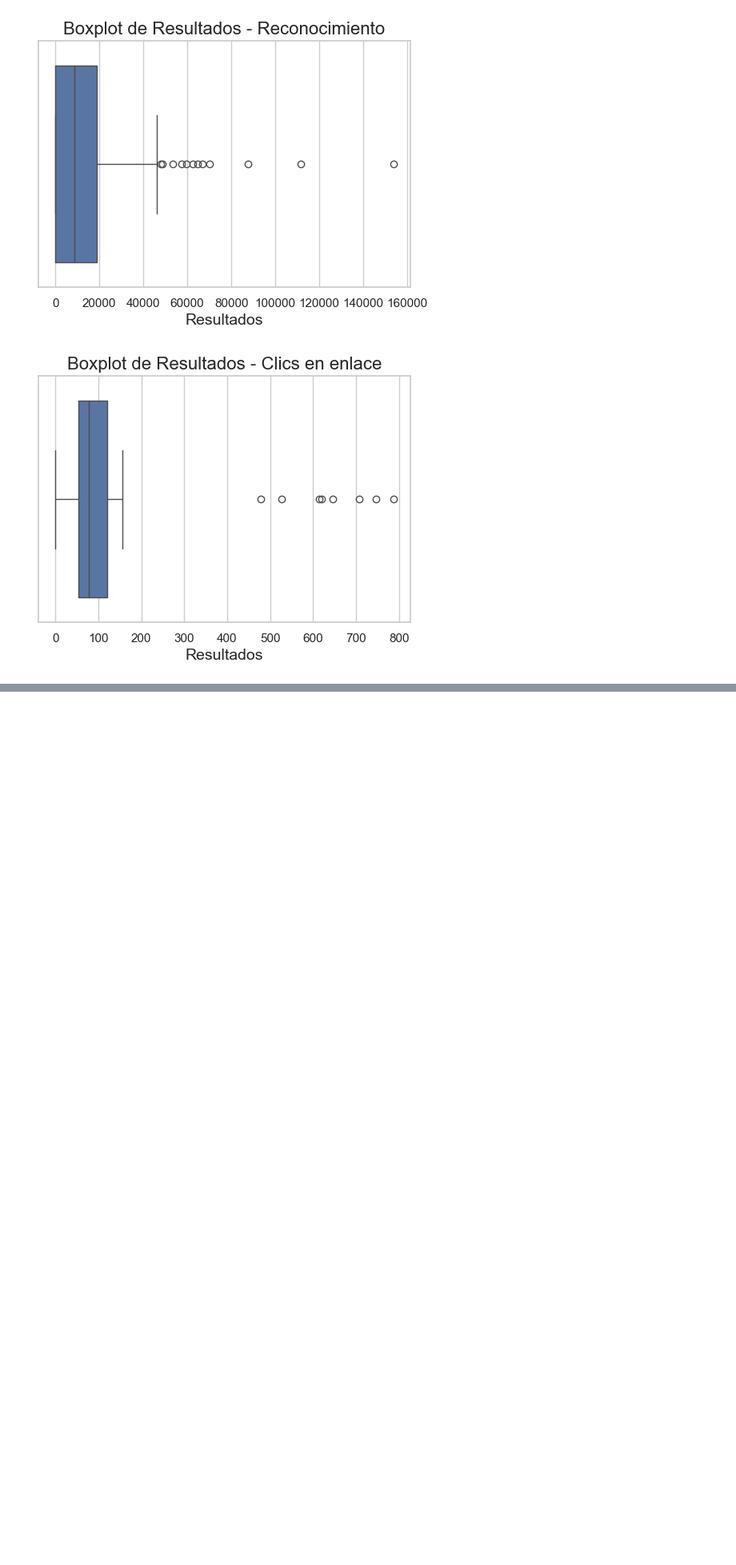
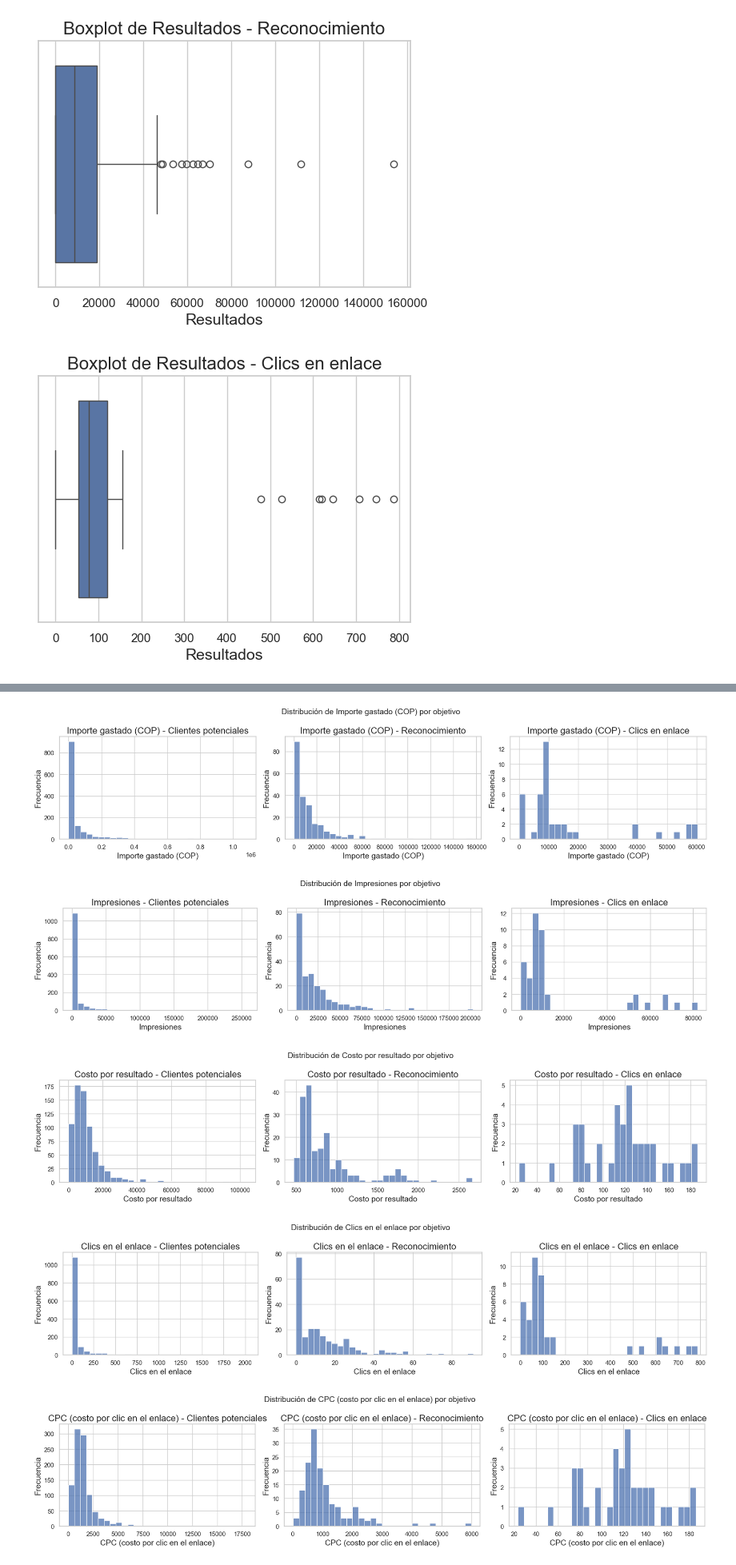
Before and after one commit to andresmaufer03/Proyecto-EDA, a Jupyter notebook: Meta Análisis/EDAMeta.ipynb, the cells around one changed output, grey strips where cells are left out. Shown at 80% size. Drawn from its saved outputs; the diff is of its cells as text; code cells hidden in the pictures; blank space fills up the shorter version.

```diff
--- a/Meta Análisis/EDAMeta.ipynb
+++ b/Meta Análisis/EDAMeta.ipynb
@@ -294,11 +293,3 @@ dfs1 = dfs = {
     'Reconocimiento': df_reconocimiento,
     'Clics en enlace': df_clics
 }
-# %%
-cols_drop = ['Identificador de la campaña',
-             'Identificador del conjunto de anuncios',
-             'Identificador del anuncio']
-for objetivo, df in dfs1.items():
-    df = df.drop(columns = cols_drop, errors = 'ignore')
-    print(f"\n------------------ {objetivo} ------------------")
-    print(df.describe())
@@ -692,0 +322,28 @@ Index(['Nombre de la campaña', 'Identificador de la campaña',
+# %%
+vars_numericas = [
+    'Importe gastado (COP)',
+    'Impresiones',
+    'Costo por resultado',
+    'Clics en el enlace',
+    'CPC (costo por clic en el enlace)',
+    'CPM (costo por mil impresiones)',
+    'CTR (todos)'
+]
+for var in vars_numericas:
+    fig, axes = plt.subplots(1, 3, figsize=(17,4))
+
+    for i, (objetivo, df) in enumerate(dfs1.items()):
+        sns.histplot(df[var], bins=30, kde=False, ax=axes[i])
+        axes[i].set_title(f"{var} - {objetivo}")
+        axes[i].set_xlabel(var)
+        axes[i].set_ylabel("Frecuencia")
+
+    plt.suptitle(f"Distribución de {var} por objetivo", fontsize=14)
+    plt.tight_layout()
+    plt.show()
+# %% [output]
+[figure, added]
+[figure, added]
+[figure, added]
+[figure, added]
+[figure, added]
```
Also changed, not shown: parts of 44 cells of this notebook, 1 other file.
